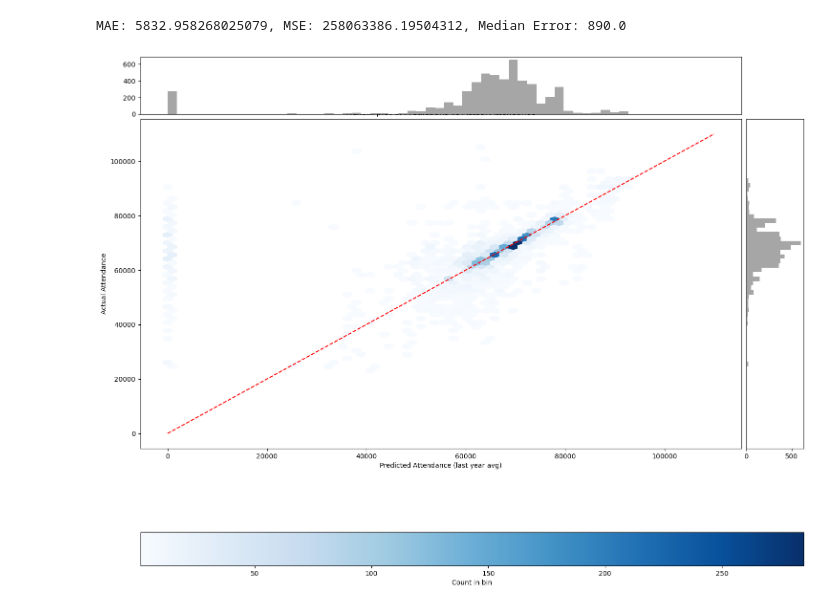
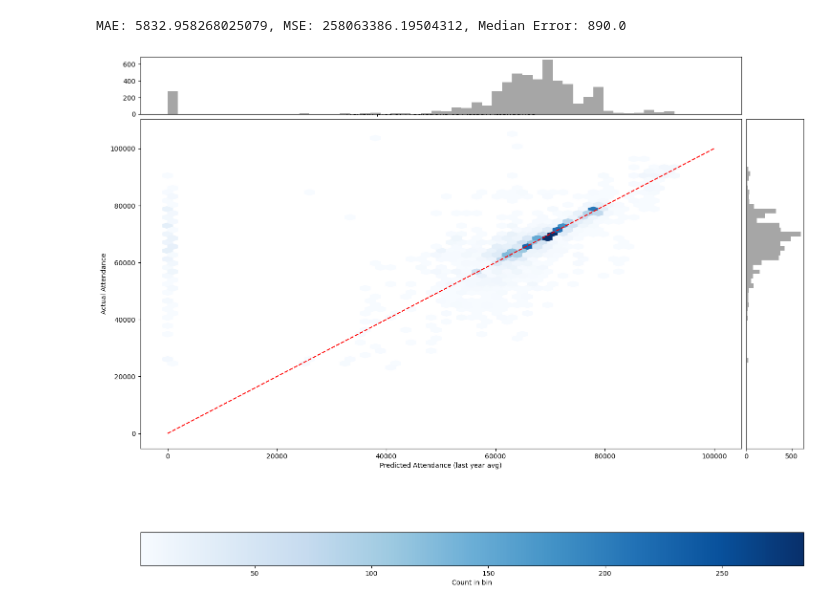
Before and after one commit to Qingwen-Zeng/Model-Based-Machine-Learning-Project, a Jupyter notebook: baseline/baseline.ipynb, the cells around one changed output. Cells and saved outputs as stored; diff of their text form; code cells hidden in the pictures.

```diff
--- a/baseline/baseline.ipynb
+++ b/baseline/baseline.ipynb
@@ -67,32 +53,32 @@ fig, ax_main = plt.subplots(figsize=(15, 12))
 # Use make_axes_locatable to create marginal axes
 divider = make_axes_locatable(ax_main)
 ax_histx = divider.append_axes("top", size=1.2, pad=0.1, sharex=ax_main)
 ax_histy = divider.append_axes("right", size=1.2, pad=0.1, sharey=ax_main)
 
 # Main hexbin plot
 hb = ax_main.hexbin(y_pred, y_true, gridsize=50, cmap='Blues', mincnt=1)
 
 # Add identity/reference line
-ax_main.plot([0, 110000], [0, 110000], color='red', linestyle='--', linewidth=1.5, label='Perfect Prediction')
+ax_main.plot([0, 100000], [0, 100000], color='red', linestyle='--', linewidth=1.5, label='Perfect Prediction')
 
 # Marginal histograms
 ax_histx.hist(y_pred, bins=50, color='gray', alpha=0.7)
 ax_histy.hist(y_true, bins=50, orientation='horizontal', color='gray', alpha=0.7)
 
 # Clean up ticks on marginals
 ax_histx.tick_params(axis="x", labelbottom=False, bottom=False)
 ax_histy.tick_params(axis="y", labelleft=False, left=False)
 
 # Labels and title on main axis
 ax_main.set_xlabel('Predicted Attendance (last year avg)')
 ax_main.set_ylabel('Actual Attendance')
 ax_main.set_title('Hexbin plot of Predictions vs Actual Attendance')
 
 # Colorbar
 cb = fig.colorbar(hb, ax=ax_main, orientation='horizontal', pad=0.15)
 cb.set_label('Count in bin')
 
 plt.tight_layout()
 plt.show()
 # %% [output]
-[figure, old version]
+[figure, new version]
```
Also changed, not shown: parts of 1 cell of this notebook, 3 other files.
